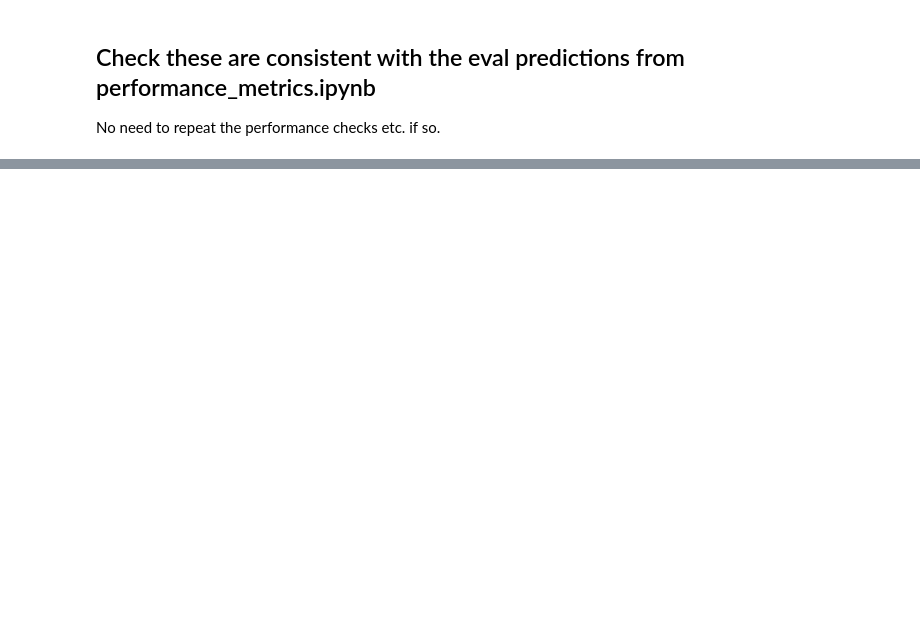
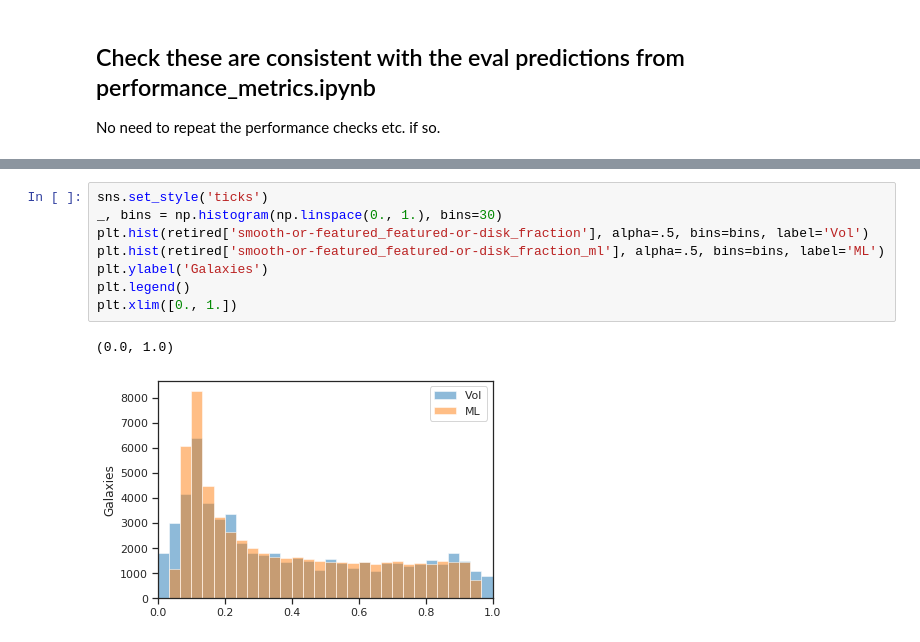
Before and after one commit to colinleach/zoobot, a Jupyter notebook: notebooks/multiq/performance/ml_final_catalog.ipynb, the cells around one changed output, grey strips where cells are left out. Drawn from its saved outputs; the diff is of its cells as text; blank space fills up the shorter version.

```diff
--- a/notebooks/multiq/performance/ml_final_catalog.ipynb
+++ b/notebooks/multiq/performance/ml_final_catalog.ipynb
@@ -179,0 +237,11 @@ No need to repeat the performance checks etc. if so.
+# %%
+sns.set_style('ticks')
+_, bins = np.histogram(np.linspace(0., 1.), bins=30)
+plt.hist(retired['smooth-or-featured_featured-or-disk_fraction'], alpha=.5, bins=bins, label='Vol')
+plt.hist(retired['smooth-or-featured_featured-or-disk_fraction_ml'], alpha=.5, bins=bins, label='ML')
+plt.ylabel('Galaxies')
+plt.legend()
+plt.xlim([0., 1.])
+# %% [output]
+(0.0, 1.0)
+[figure, added]
```
Also changed, not shown: parts of 39 cells of this notebook, 1 other file.
